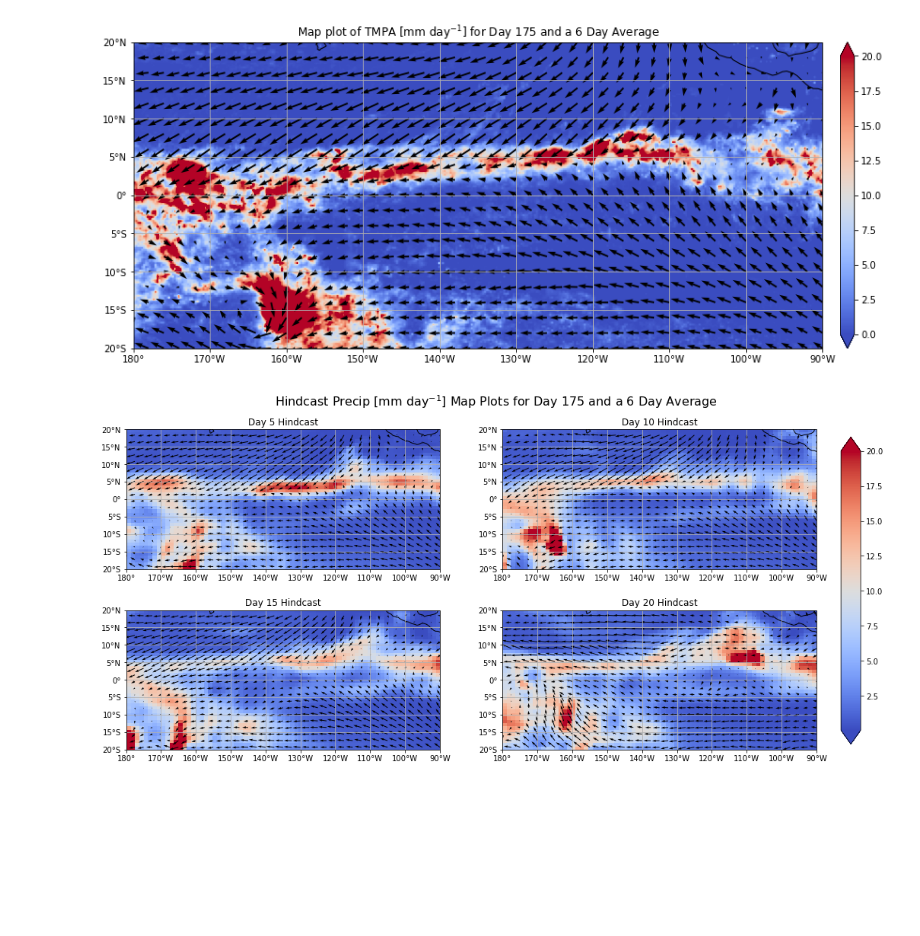
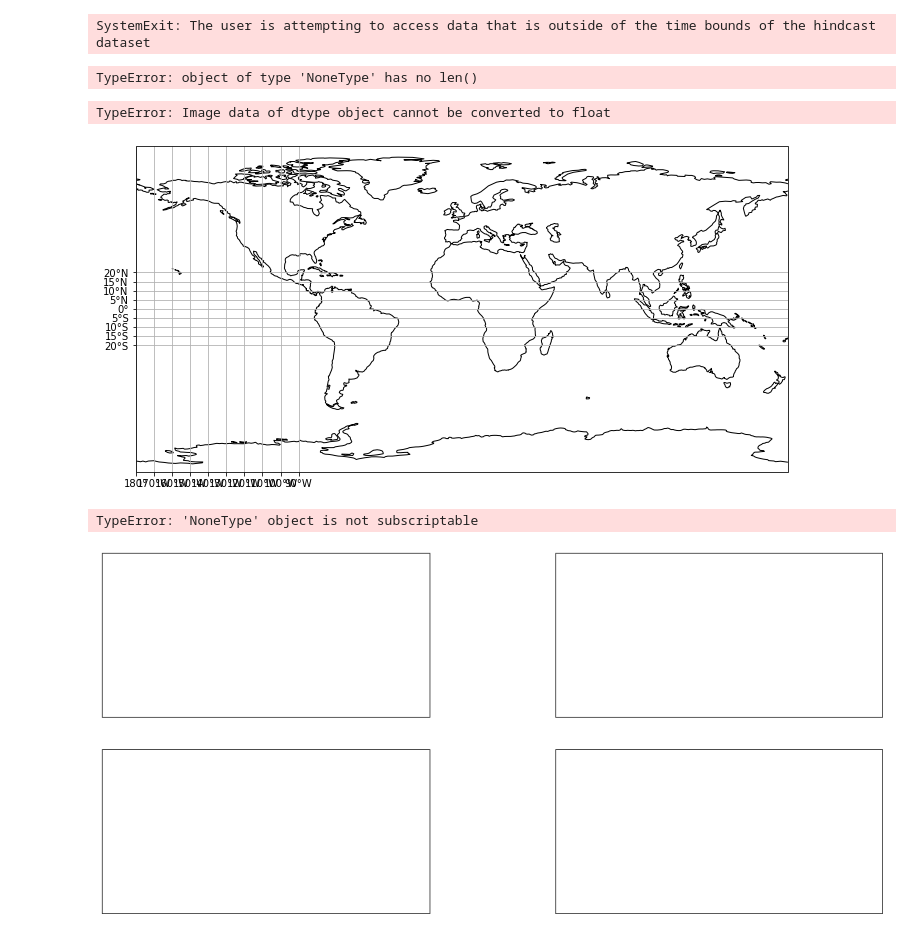
Before and after one commit to ITCZ-hindcasts/python-scripts, a Jupyter notebook: MapPlot.ipynb, the cells around one changed output. Drawn from its saved outputs; the diff is of its cells as text; code cells hidden in the pictures; blank space fills up the shorter version.

Commit message:
Added trend line. Increased effectiveness of error check

```diff
--- a/MapPlot.ipynb
+++ b/MapPlot.ipynb
@@ -26,10 +26,7 @@ import xesmf as xe
 dayOfTheSeason = 175 # For reference: 174 is February 22 and 122 is January 1
 
 #### Select the number of days to be time averaged ####
-numDayAvg = 6
-
-#### Select which day hindcast should be used ####
-#DayXXHcast = [5,10,15,20]  # Must be a list of integer(s) from >=1 and <=20
+numDayAvg = 12
 
 # Choose region of interest
 lats = -20
@@ -45,5 +38,12 @@ if dayOfTheSeason+numDayAvg-1 > dataPRECT[1]['time'][-1] or dayOfTheSeason < dat
 # %%
 ## Select the data within the user defined region of interest
+
+# First, check if the user has requested data that is out of the time bounds of hindcast dataset
+# If so, null all relevant variables to prevent any erroneous plots
+if dayOfTheSeason+numDayAvg-1 > dataPRECT[1]['time'][-1] or dayOfTheSeason < dataPRECT[1]['time'][0]:
+    prectSel=None; vbotSel=None; ubotSel=None; vbotObsSel=None; ubotObsSel=None; prectObsSel=None
+    prectPlot=None; vbotPlot=None; ubotPlot=None; VbotObsPlot=None; ubotObsPlot=None; prectObsPlot=None
+    sys.exit("The user is attempting to access data that is outside of the time bounds of the hindcast dataset")
 
 # Select the data within the region of interest
 prectSel = [None] * len(dataPRECT)
@@ -67,6 +67,8 @@ ubotObsSel = dataUBOTObs.sel(time=slice( (dayOfTheSeason+40055)*24+9, (dayOfTheS
 
 # Add 40055 to change the reference date of dayOfTheSeason from 2009-09-01 to 1900-01-01
 prectObsSel = dataPRECTObs['pr'].sel(time=slice(dayOfTheSeason+40055, dayOfTheSeason+numDayAvg-1+40055), lat=slice(lats,latn), lon=slice(lonw,lone))
+# %% [output]
+SystemExit: The user is attempting to access data that is outside of the time bounds of the hindcast dataset
 # %%
 # Average the data for the length of the numDayAvg specificed
 
@@ -85,8 +87,23 @@ for ii in range(1, len(prectSel)):
 vbotObsPlot  = vbotObsSel.mean( dim='time')
 ubotObsPlot  = ubotObsSel.mean( dim='time')
 prectObsPlot = prectObsSel.mean(dim='time')
+# %% [output]
+TypeError: object of type 'NoneType' has no len()
 # %%
 # Create a map plot of the observation data
+
+##### Control plotting variables here #####
+
+# Set maximum of colorbar
+Vmax = 20
+
+# Set density of arrows with n. A greater integer reduces the density of arrows
+n = 8
+
+# Set the density of the pixels in the figure. This also affects the size of the saved figure
+_dpi = 95
+
+###########################################
 
 # Create the figure and apply asthetic constraints
 fig = plt.figure(figsize=(17, 6))
@@ -102,14 +119,9 @@ geo_axes.coastlines(resolution='110m')
 geo_axes.gridlines(xlocs=np.arange(lonw,lone+1,10), ylocs=np.arange(lats,latn+1,5))
 image_extent = [lonw,lone,lats,latn]
 
-# Set maximum of colorbar
-Vmax = 20
-
 # Plot precip contour plot
 IM = geo_axes.imshow(prectObsPlot, extent=image_extent, cmap='coolwarm', vmax=Vmax, origin='lower')
 
-# Set density of arrows with n. A greater integer reduces the density of arrows
-n = 8
 # Plot wind vectors
 geo_axes.quiver(ubotObsPlot['longitude'][::n],     ubotObsPlot['latitude'][::n],
                 ubotObsPlot['u10'][::n,::n], vbotObsPlot['v10'][::n,::n], transform=ccrs.PlateCarree())
@@ -121,9 +133,6 @@ geo_axes.set_ylim([lats,latn])
 plt.colorbar(IM, ax=geo_axes, orientation='vertical', pad=0.02, extend='both')
 plt.title("Map plot of TMPA [mm day$^{-1}$] for Day "+str(dayOfTheSeason)+" and a "+str(numDayAvg)+" Day Average")
 
-# Set the density of the pixels in the figure. This also affects the size of the saved figure
-_dpi = 95
-
 # Save figure code
 # Check if folder is there. If it is not, make the folder
 dir = '/home/jlarson1/Day '+str(dayOfTheSeason)+' Analysis'
@@ -134,28 +143,30 @@ plt.savefig(dir+'/Day'+str(dayOfTheSeason)+'with'+str(numDayAvg)+'DayAvgObsMapPl
 
 plt.show()
 # %% [output]
+TypeError: Image data of dtype object cannot be converted to float
-[figure, old version]
+[figure, new version]
 # %%
 # Plot four subplots for each hindcast day
 
-# Determine the maximum precip value for the colorbar
-# mm/day
-# Vmax = max([dataPlot[0]['prect'].max(), dataPlot[1]['prect'].max(), dataPlot[2]['prect'].max(), dataPlot[3]['prect'].max()])
-# mm/hour
-# Vmax = max([precip_avg5.max(),precip_avg10.max(),precip_avg15.max(),precip_avg20.max()])/24
+##### Control plotting variables here #####
+
+# Set which days are plotted
+hcastDay = [5,10,15,20]
+# hcastDay = [1,2,3,4]
+
+# Set the max value of the colorbar
 Vmax = 20
 
-# Set border of image
+# Set the density of the wind vector arrows. A greater integer reduces the density
+n = int(2)
+
+###########################################
+
+# Set border of precip data
 image_extent = [lonw,lone,lats,latn]
 
 # Pre-generate the subplots with a PlateCarree projection
 fig, axes = plt.subplots(nrows=2, ncols=2, figsize=(18, 8), subplot_kw=dict(projection=ccrs.PlateCarree()))
-
-# Set density of arrows with n. A greater integer reduces the density of arrows
-n = int(2)
-
-hcastDay = [5,10,15,20]
-# hcastDay = [1,2,3,4]
 
 # Iterate through the subplots
 for ii, day in enumerate(hcastDay):
@@ -170,35 +181,36 @@ for ii, day in enumerate(hcastDay):
 
     # Set boundaries of graphs
     axes.flat[ii].set_xlim([lonw,lone])
     axes.flat[ii].set_ylim([lats,latn])
 
     # Set asthetic constraints of the plot
     axes.flat[ii].set_xticks(np.arange(lonw,lone+1,10), crs=ccrs.PlateCarree())
     axes.flat[ii].set_yticks(np.arange(lats,latn+1,5),  crs=ccrs.PlateCarree())
     lon_formatter = LongitudeFormatter(zero_direction_label=True)
     lat_formatter = LatitudeFormatter()
     axes.flat[ii].xaxis.set_major_formatter(lon_formatter)
     axes.flat[ii].yaxis.set_major_formatter(lat_formatter)
     axes.flat[ii].coastlines(resolution='110m')
     axes.flat[ii].gridlines(xlocs=np.arange(lonw,lone+1,10), ylocs=np.arange(lats,latn+1,5))
-    axes.flat[ii].title.set_text('Day '+str((ii+1)*5)+' Hindcast')
+    axes.flat[ii].title.set_text('Day '+str(day)+' Hindcast')
 
 
 # The following code creates a new axes for the colorbar
 fig.subplots_adjust(right=0.825)
 # Add base axis for color bar. Located at 85% from left and 15% from bottom. Width is 2% of figure. Height is 70% of figure.
 cbar_ax = fig.add_axes([0.85, 0.15, 0.02, 0.7])
 fig.colorbar(im, cax=cbar_ax, extend='both')
 
 fig.suptitle("Hindcast Precip [mm day$^{-1}$] Map Plots for Day "+str(dayOfTheSeason)+" and a "+str(numDayAvg)+" Day Average",
              size=16,y=0.95)
 
 ## Save figure code
 plt.savefig(dir+'/Day'+str(dayOfTheSeason)+'with'+str(numDayAvg)+'DayAvgHindcastMapPlot', dpi=_dpi)
 
 plt.show()
 # %% [output]
+TypeError: 'NoneType' object is not subscriptable
-[figure, old version]
+[figure, new version]
 # %%
 ## Increase the spatial resolution of the hindcast dataset so that it equals the resolution of obs
 ## Then, find the absolute error between the hindcast precip and the obs precip
```
Also changed, not shown: parts of 3 cells of this notebook.
